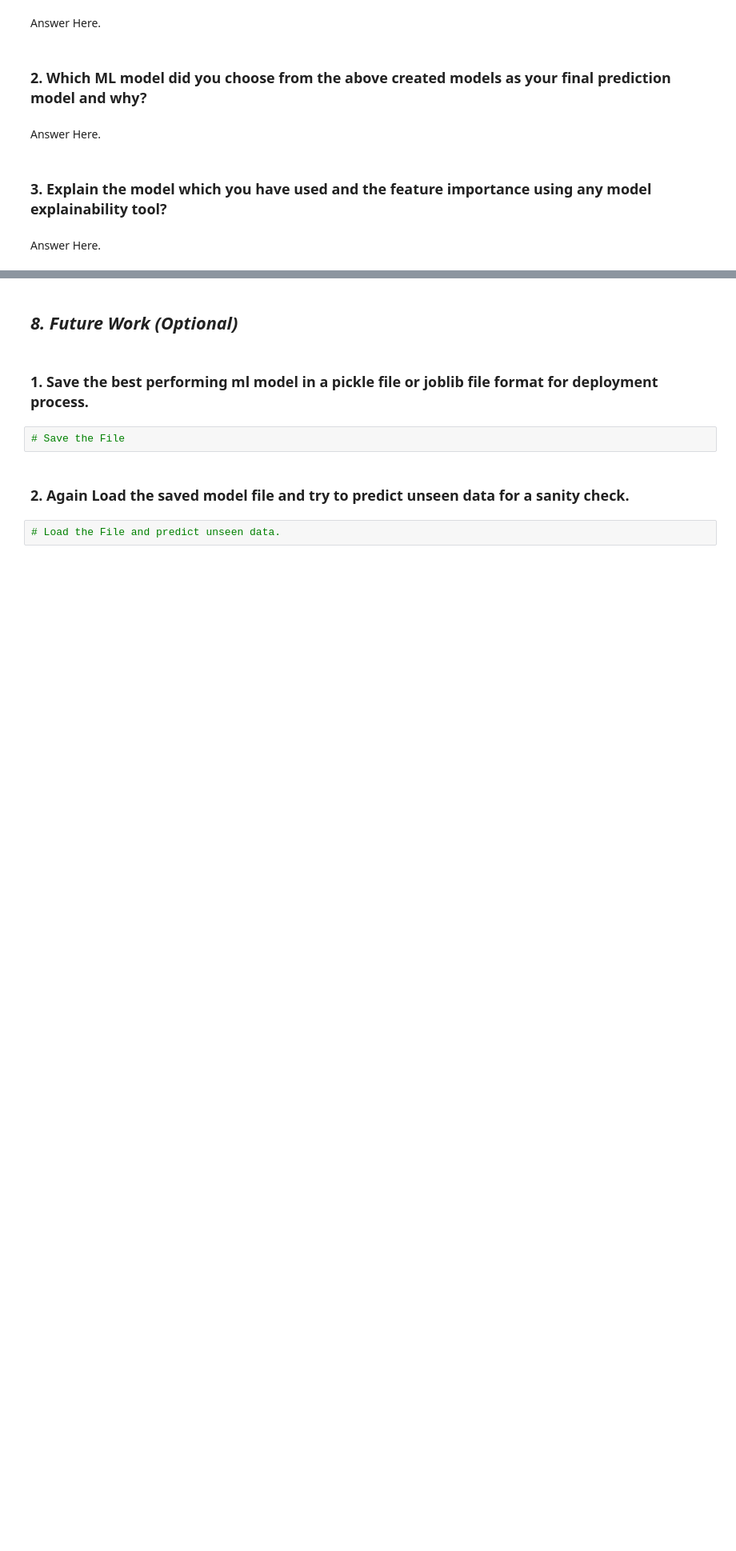
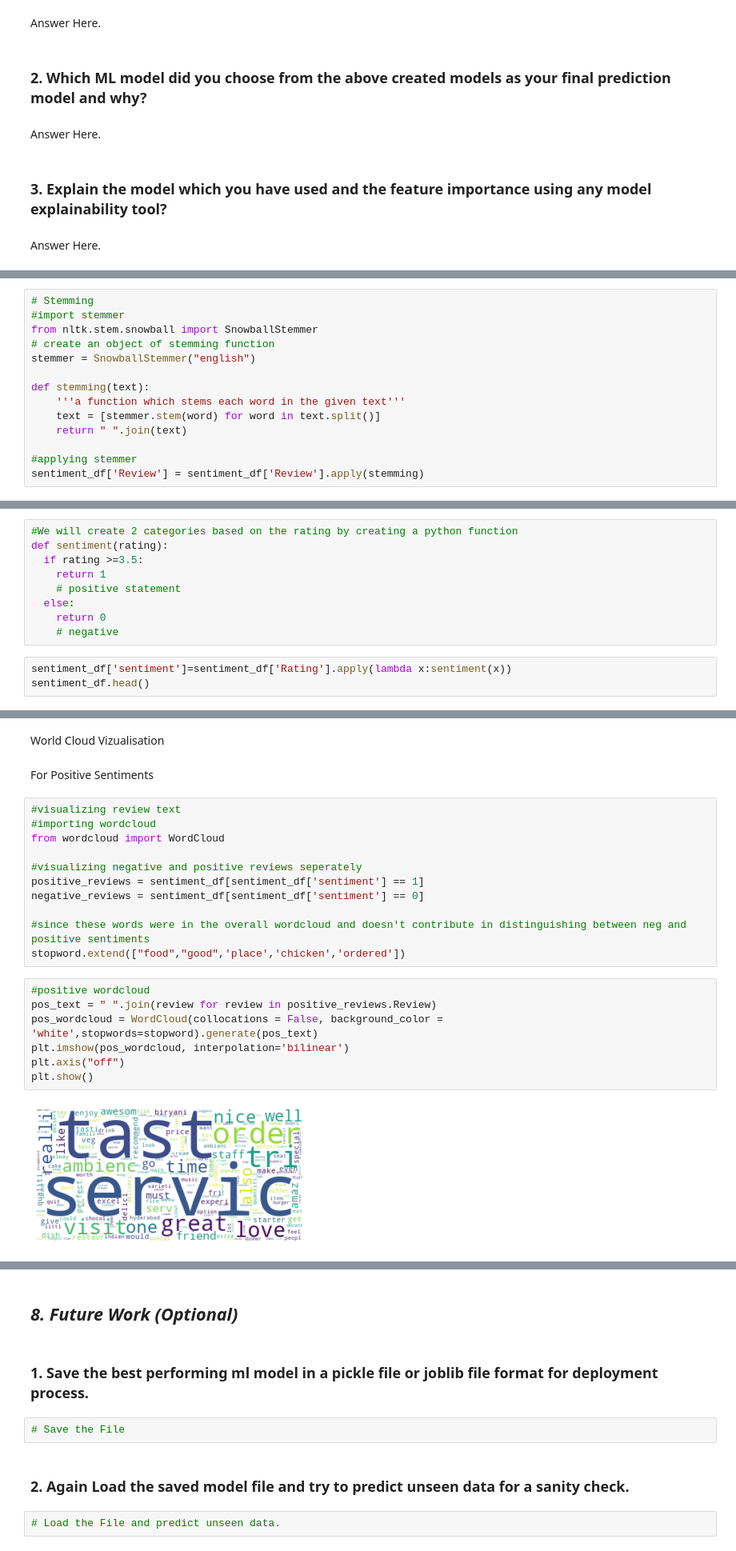
Before and after one commit to saumyadash9/Zomato-Restaurant-Clustering-And-Sentiment-Analysis, a Jupyter notebook: Saumya_Dash_Zomato_Restaurant_Clustering_And_Sentiment_Analysis.ipynb, the cells around one changed output, grey strips where cells are left out. Shown at 80% size. Saved outputs shown, nothing was run; the diff lists cells and outputs as text; blank space fills up the shorter version.

```diff
--- a/Saumya_Dash_Zomato_Restaurant_Clustering_And_Sentiment_Analysis.ipynb
+++ b/Saumya_Dash_Zomato_Restaurant_Clustering_And_Sentiment_Analysis.ipynb
@@ -1906,0 +2076,14 @@ Answer Here.
+# %%
+# Stemming
+#import stemmer
+from nltk.stem.snowball import SnowballStemmer
+# create an object of stemming function
+stemmer = SnowballStemmer("english")
+
+def stemming(text):
+    '''a function which stems each word in the given text'''
+    text = [stemmer.stem(word) for word in text.split()]
+    return " ".join(text)
+
+#applying stemmer
+sentiment_df['Review'] = sentiment_df['Review'].apply(stemming)
@@ -1906,0 +2145,12 @@ Answer Here.
+# %%
+#We will create 2 categories based on the rating by creating a python function
+def sentiment(rating):
+  if rating >=3.5:
+    return 1
+    # positive statement
+  else:
+    return 0
+    # negative
+# %%
+sentiment_df['sentiment']=sentiment_df['Rating'].apply(lambda x:sentiment(x))
+sentiment_df.head()
@@ -1906,0 +2164,24 @@ Answer Here.
+# %% [markdown]
+World Cloud Vizualisation
+# %% [markdown]
+For Positive Sentiments
+# %%
+#visualizing review text
+#importing wordcloud
+from wordcloud import WordCloud
+
+#visualizing negative and positive reviews seperately
+positive_reviews = sentiment_df[sentiment_df['sentiment'] == 1]
+negative_reviews = sentiment_df[sentiment_df['sentiment'] == 0]
+
+#since these words were in the overall wordcloud and doesn't contribute in distinguishing between neg and positive sentiments
+stopword.extend(["food","good",'place','chicken','ordered'])
+# %%
+#positive wordcloud
+pos_text = " ".join(review for review in positive_reviews.Review)
+pos_wordcloud = WordCloud(collocations = False, background_color = 'white',stopwords=stopword).generate(pos_text)
+plt.imshow(pos_wordcloud, interpolation='bilinear')
+plt.axis("off")
+plt.show()
+# %% [output]
+[figure, added]
```
Also changed, not shown: parts of 54 cells of this notebook.
